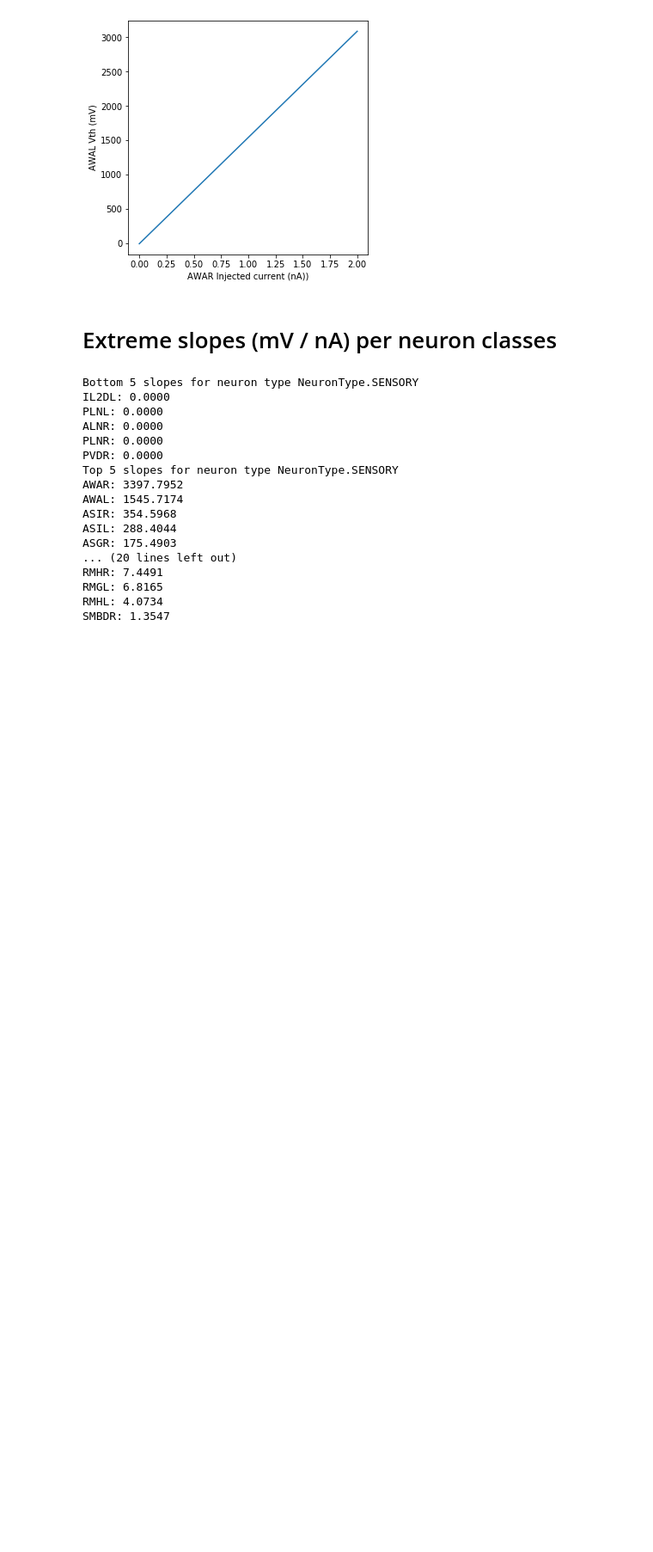
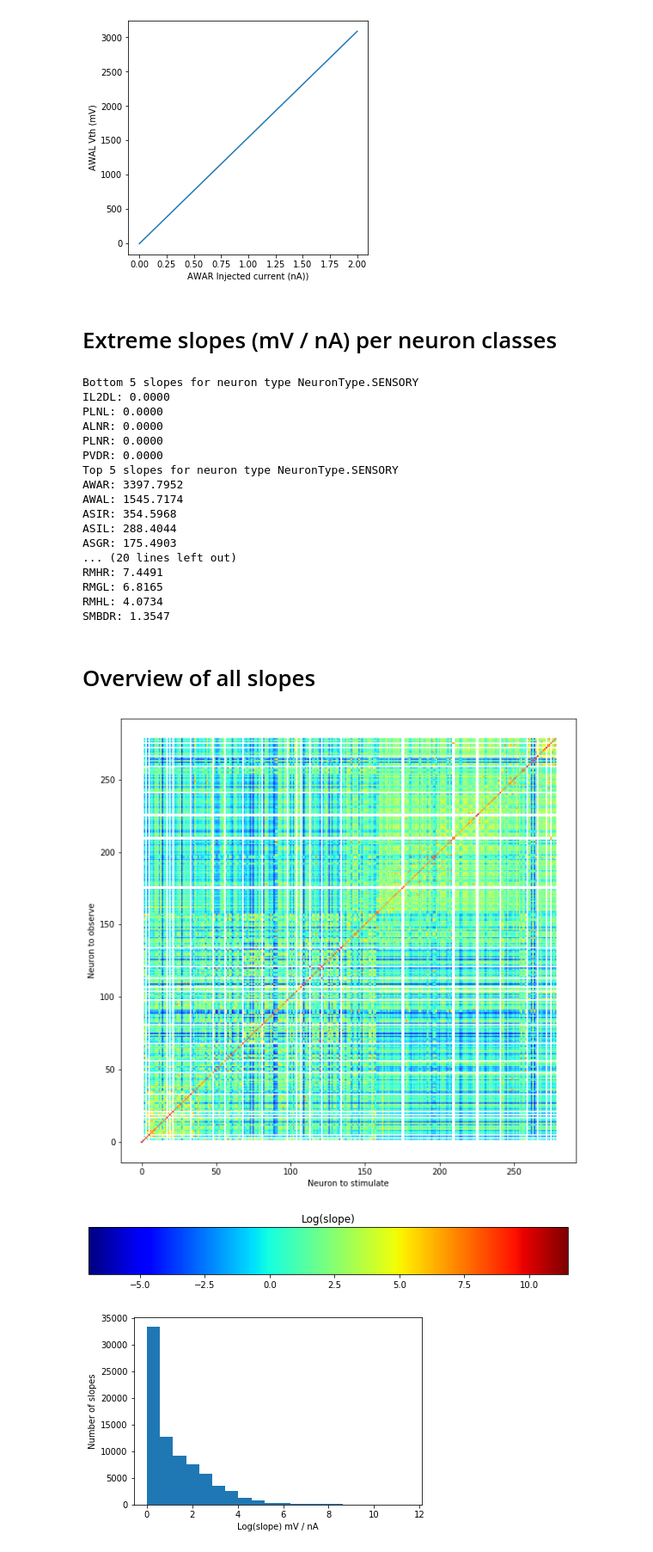
Before and after one commit to sjonany/c-elegans-discrete-neural, a Jupyter notebook: analysis/exp6_I_VTH_SLOPE_AWA.ipynb, the cells around one changed output. Shown: that part at 86% size. Cells and saved outputs as stored; diff of their text form; code cells hidden in the pictures; blank space fills up the shorter version.

Commit message:
Exp 6. Overview of all slopes.

```diff
--- a/analysis/exp6_I_VTH_SLOPE_AWA.ipynb
+++ b/analysis/exp6_I_VTH_SLOPE_AWA.ipynb
@@ -119,3 +119,29 @@ RMHR: 7.4491
 RMGL: 6.8165
 RMHL: 4.0734
 SMBDR: 1.3547
+# %% [markdown]
+# Overview of all slopes
+# %%
+import matplotlib
+
+slope_mat = -A_inv * 10000
+fig, ax = plt.subplots(nrows=1, ncols=1, figsize=(10, 10))
+x,y = slope_mat.nonzero()
+img = ax.scatter(x,y,s=1,c=np.log(slope_mat[x,y]), cmap='jet')
+ax.set_ylabel("Neuron to observe")
+ax.set_xlabel("Neuron to stimulate")
+
+fig, ax = plt.subplots(nrows=1, ncols=1, figsize=(10, 1))
+ax.set_title("Log(slope)")
+fig.colorbar(img, ax, orientation="horizontal")
+
+fig, ax = plt.subplots(1, 1)
+# +1 because some entries are 0.
+ax.hist(np.log(slope_mat.flatten()+1), bins=20)
+ax.set_xlabel("Log(slope) mV / nA")
+ax.set_ylabel("Number of slopes")
+_=_
+# %% [output]
+[figure, added]
+[figure, added]
+[figure, added]
```
